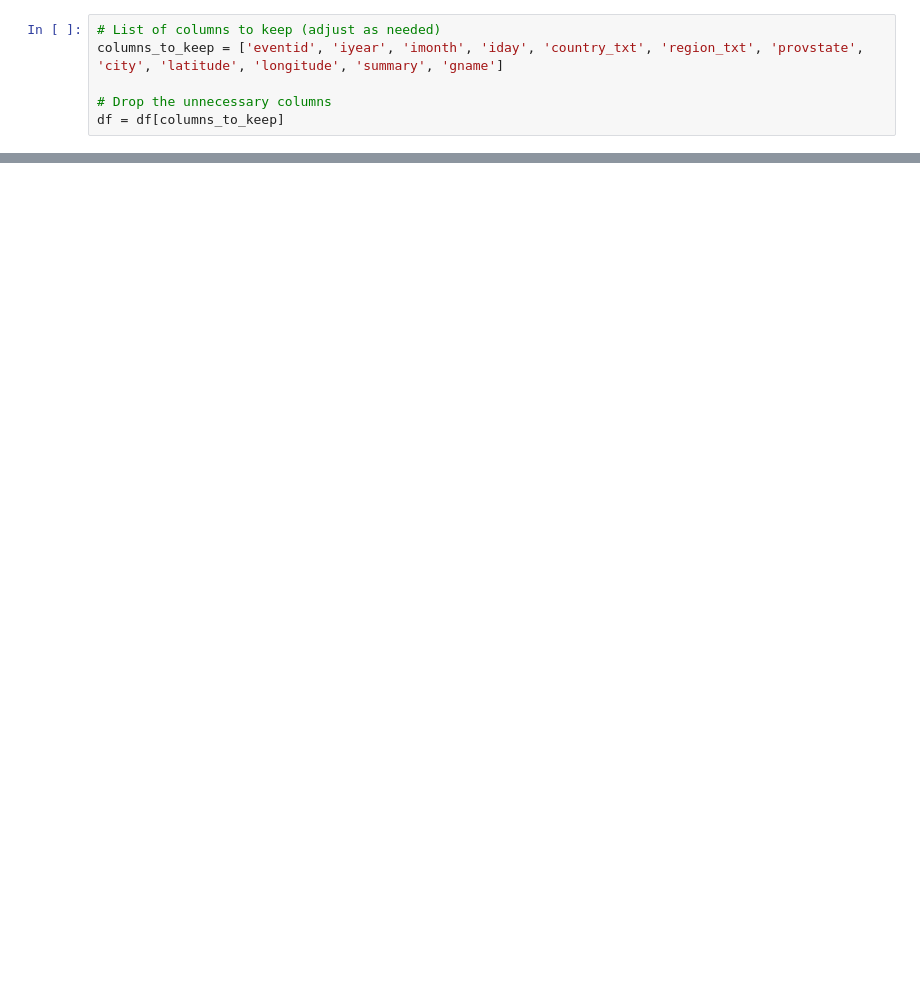
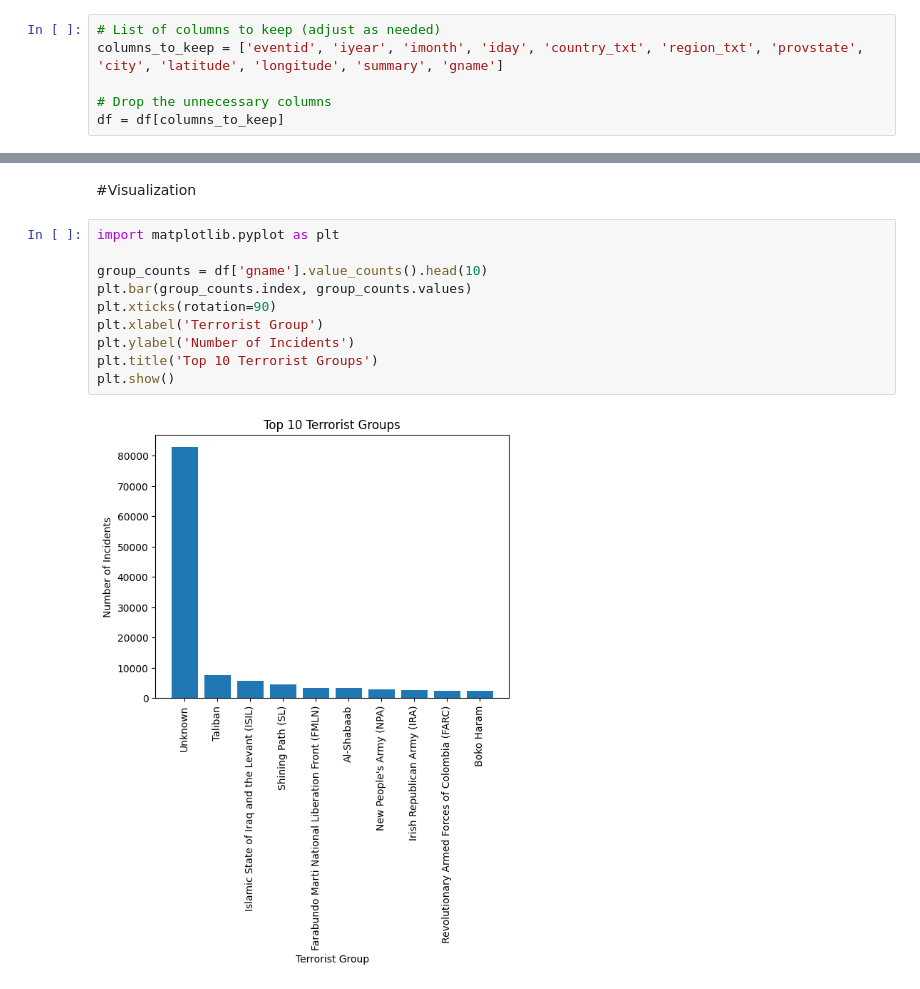
Before and after one commit to parshvak26/Basic-of-visualization-in-python, a Jupyter notebook: Basic_of_data_visualization.ipynb, the cells around one changed output, grey strips where cells are left out. Drawn from its saved outputs; the diff is of its cells as text; blank space fills up the shorter version.

```diff
--- a/Basic_of_data_visualization.ipynb
+++ b/Basic_of_data_visualization.ipynb
@@ -28,3 +28,17 @@ df.head()
 | 2 | 197001000001 | 1970 | 1 | 0 | Philippines | Southeast Asia | Tarlac | Unknown | 15.478598 | 120.599741 | ... |
 | 3 | 197001000002 | 1970 | 1 | 0 | Greece | Western Europe | Attica | Athens | 37.997490 | 23.762728 | ... |
 | 4 | 197001000003 | 1970 | 1 | 0 | Japan | East Asia | Fukouka | Fukouka | 33.580412 | 130.396361 | ... |
+# %% [markdown]
+#Visualization
+# %%
+import matplotlib.pyplot as plt
+
+group_counts = df['gname'].value_counts().head(10)
+plt.bar(group_counts.index, group_counts.values)
+plt.xticks(rotation=90)
+plt.xlabel('Terrorist Group')
+plt.ylabel('Number of Incidents')
+plt.title('Top 10 Terrorist Groups')
+plt.show()
+# %% [output]
+[figure, added]
```
Also changed, not shown: parts of 8 cells of this notebook.
